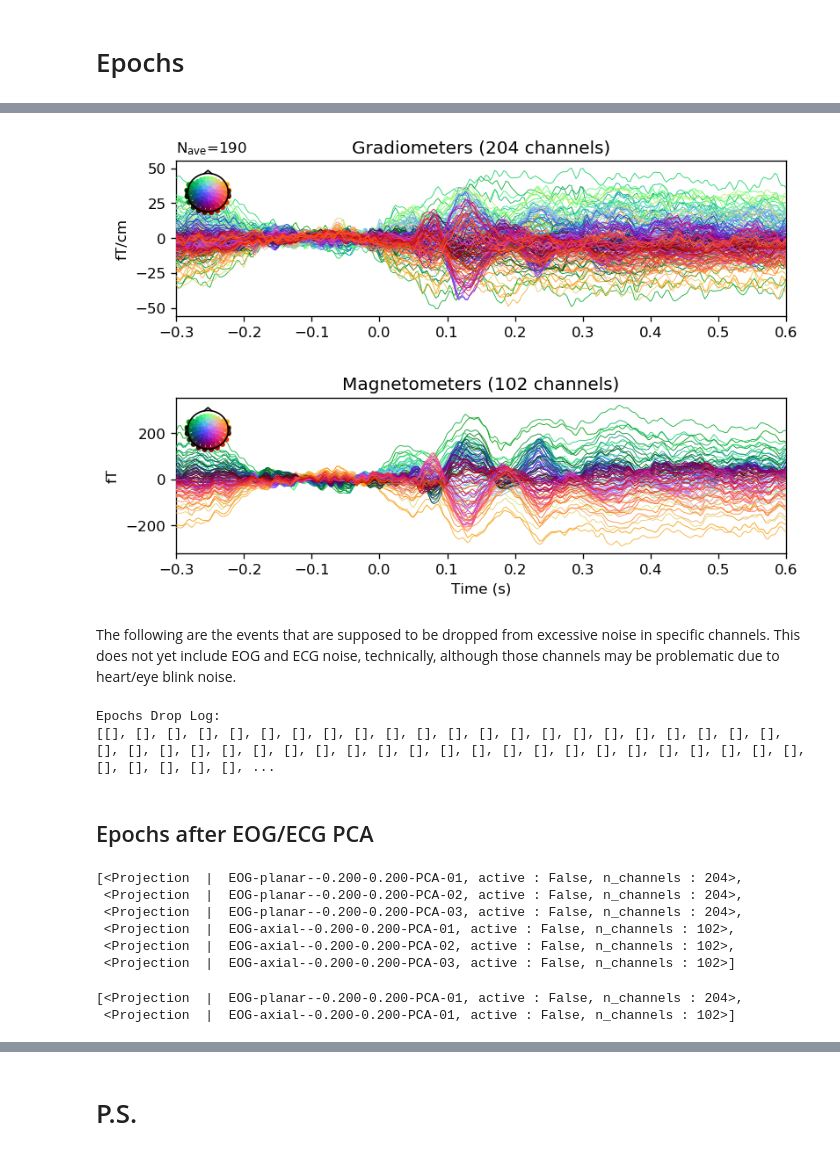
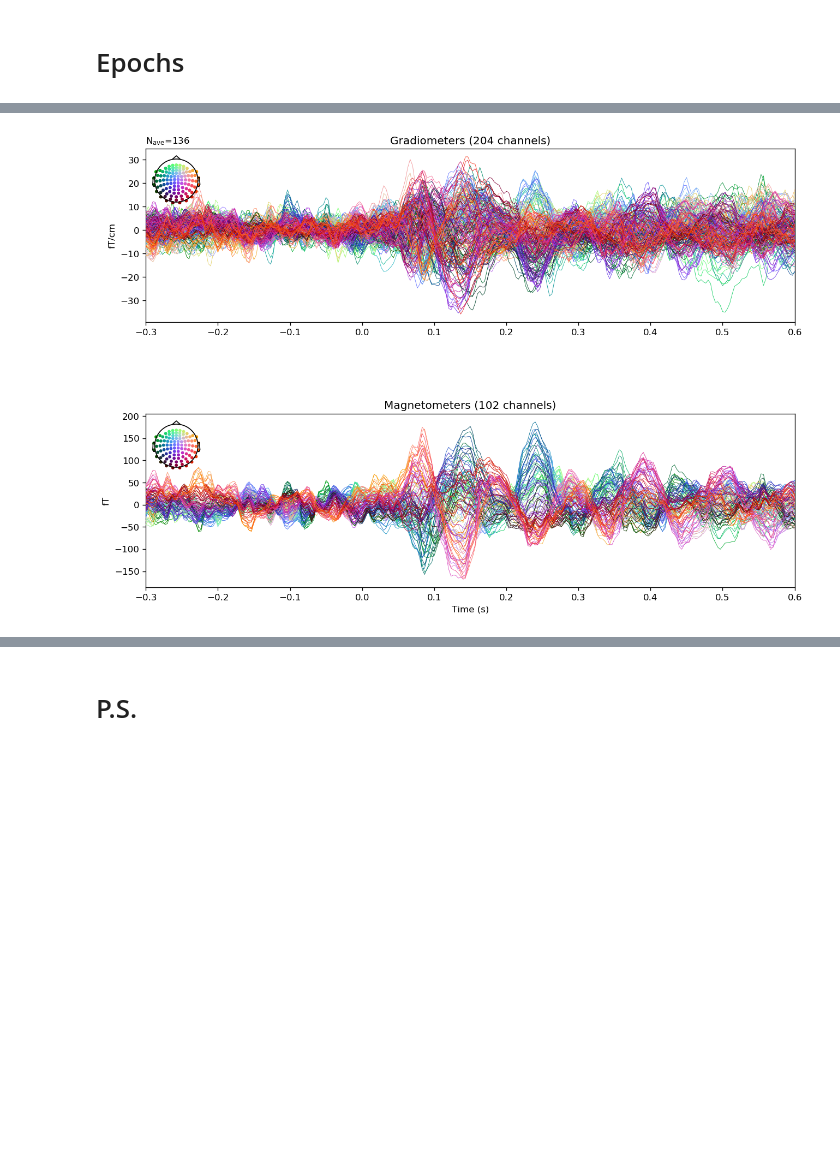
Before and after one commit to egorananyev/mne_pipe_visperc, a Jupyter notebook: mvpa_qc.ipynb, the cells around one changed output, grey strips where cells are left out. Drawn from its saved outputs; the diff is of its cells as text; code cells hidden in the pictures; blank space fills up the shorter version.

Commit message:
Finished the QC script. Separated the EOG/ECG PCA and added evoked to the QC.

```diff
--- a/mvpa_qc.ipynb
+++ b/mvpa_qc.ipynb
@@ -55,8 +55,11 @@ cur_subj_str = str(cur_subj).zfill(2)
 cur_run_str = str(cur_run).zfill(2)
 
 raw_fname = os.path.join(data_path,
-                         'derivatives\\meg_derivatives\\' + 'sub-' + cur_subj_str + '\\ses-meg\\meg\\' + 'sub-' + \
+                         'derivatives\\meg_derivatives\\sub-' + cur_subj_str + '\\ses-meg\\meg\\sub-' + \
                          cur_subj_str + '_ses-meg_experimental_run-' + cur_run_str + '_proc-sss_raw.fif')
+# %%
+qc_path = os.path.join(data_path, 'derivatives\\meg_derivatives\\sub-' + cur_subj_str + '\\ses-meg\\meg-qc\\')
+qc_fname = os.path.join(qc_path, 'sub-' + cur_subj_str + '_run-' + cur_run_str)
 # %%
 print(raw_fname)
 # %% [output]
@@ -507,6 +497,0 @@ mne.viz.plot_projs_topomap(projs_ecg, layout=layouts);
-# %%
-reject2 = dict(mag=reject['mag'], grad=reject['grad'])
-epochs_clean = mne.Epochs(raw, events, event_id, epoch_beg_s, epoch_end_s, proj=False,
-                          picks=picks, baseline=baseline, preload=False, reject=reject2)
-epochs_clean.add_proj(projs_eog + projs_ecg)
-epochs = epochs_clean
@@ -516,0 +513,3 @@ if interactive:
+# %%
+evoked = epochs.average()  # the average of epochs with dropped bads
+times = [-.1, .1, .2]
@@ -517,32 +524,7 @@ if interactive:
 # %%
-%matplotlib inline
-fig = epochs_clean.copy().average().plot(spatial_colors=True, show=False);
-fig.set_size_inches(7, 5)
+fig = evoked.plot(spatial_colors=True, proj=True, show=False);
+fig.set_size_inches(12, 9)
 fig.set_dpi(120)
-plt.savefig('epochs-before-pca.pdf')
+plt.savefig(qc_fname + '_evoked-topo.pdf')
 # %% [output]
-[figure, old version]
+[figure, new version]
-# %% [markdown]
-The following are the events that are supposed to be dropped from excessive noise in specific channels. This does not yet include EOG and ECG noise, technically, although those channels may be problematic due to heart/eye blink noise.
-# %%
-print('Epochs Drop Log:')
-print(epochs.drop_log)
-# %% [output]
-Epochs Drop Log:
-[[], [], [], [], [], [], [], [], [], [], [], [], [], [], [], [], [], [], [], [], [], [], [], [], [], [], [], [], [], [], [], [], [], [], [], [], [], [], [], [], [], [], [], [], [], [], [], [], [], [], ...
-# %% [markdown]
-## Epochs after EOG/ECG PCA
-# %%
-projs_eog
-# %% [output]
-[<Projection  |  EOG-planar--0.200-0.200-PCA-01, active : False, n_channels : 204>,
- <Projection  |  EOG-planar--0.200-0.200-PCA-02, active : False, n_channels : 204>,
- <Projection  |  EOG-planar--0.200-0.200-PCA-03, active : False, n_channels : 204>,
- <Projection  |  EOG-axial--0.200-0.200-PCA-01, active : False, n_channels : 102>,
- <Projection  |  EOG-axial--0.200-0.200-PCA-02, active : False, n_channels : 102>,
- <Projection  |  EOG-axial--0.200-0.200-PCA-03, active : False, n_channels : 102>]
-# %%
-projs_eog[::3]
-# %% [output]
-[<Projection  |  EOG-planar--0.200-0.200-PCA-01, active : False, n_channels : 204>,
- <Projection  |  EOG-axial--0.200-0.200-PCA-01, active : False, n_channels : 102>]
```
Also changed, not shown: parts of 56 cells of this notebook, 1 other file.
